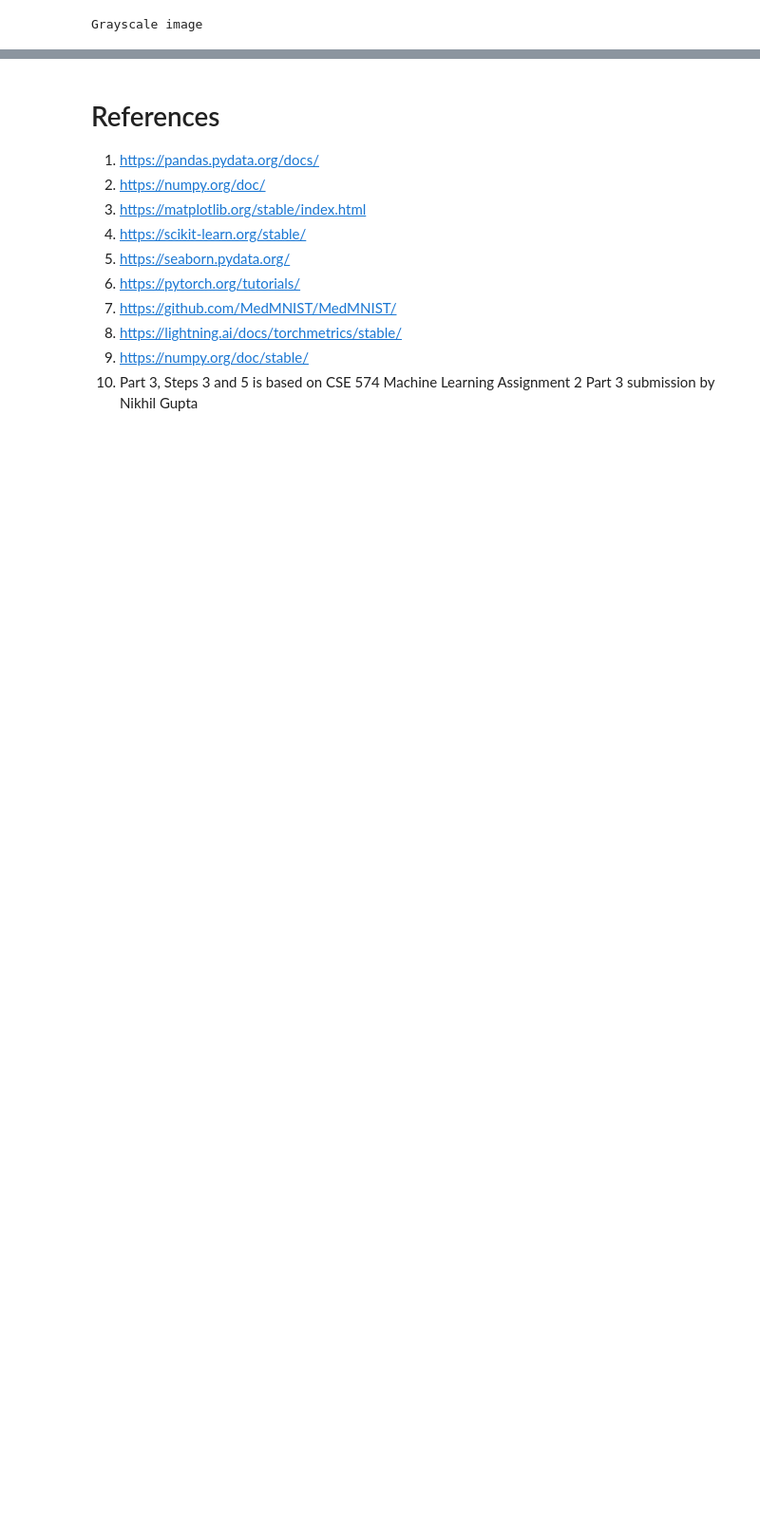
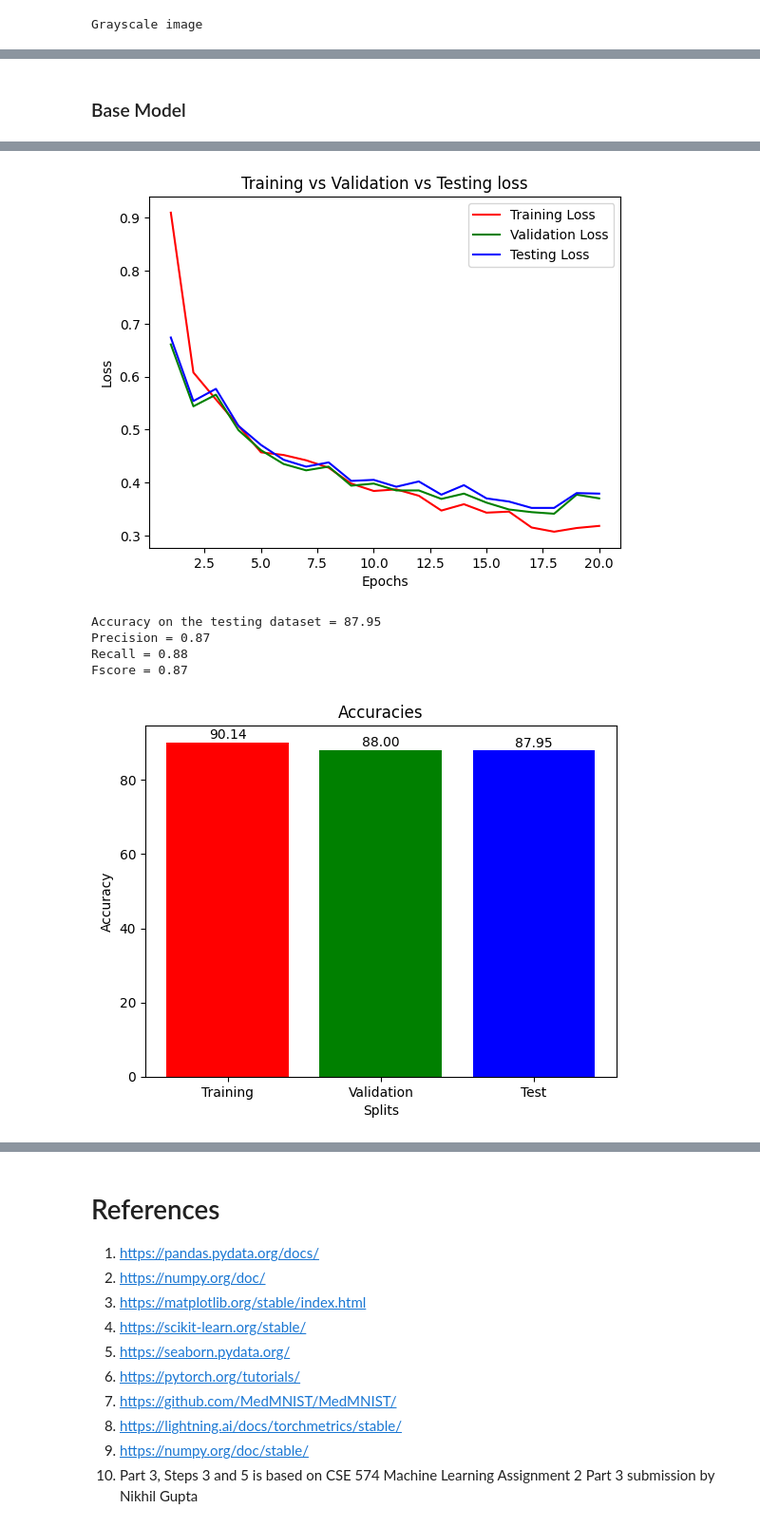
Before and after one commit to UBCSE-ngupta22/CSE676_Assign0, a Jupyter notebook: ngupta22_assignment0_part_3.ipynb, the cells around one changed output, grey strips where cells are left out. Shown at 95% size. Saved outputs shown, nothing was run; the diff lists cells and outputs as text; code cells hidden in the pictures; blank space fills up the shorter version.

```diff
--- a/ngupta22_assignment0_part_3.ipynb
+++ b/ngupta22_assignment0_part_3.ipynb
@@ -97,7 +97,8 @@ choroidal neovascularization choroidal neovascularization normal choroidal neova
 # %%
 class CNN(nn.Module):
-    def __init__(self):
+    def __init__(self, dropoutAdd=False):
         super().__init__()
+        self.dropoutAdd = dropoutAdd
         self.conv1 = nn.Conv2d(1, 16, 5)
         self.pool = nn.MaxPool2d(2, 2)
         self.conv2 = nn.Conv2d(16, 32, 5)
@@ -112,9 +113,11 @@ class CNN(nn.Module):
         x = torch.flatten(x, 1)
         x = F.relu(self.fc1(x))
         # Applying dropout after the first fully connected layer
-        x = self.dropout(x)
+        if self.dropoutAdd:
+            x = self.dropout(x)
         x = F.relu(self.fc2(x))
         # Applying dropout after the second fully connected layer
-        x = self.dropout(x)
+        if self.dropoutAdd:
+            x = self.dropout(x)
         x = self.fc3(x)
         return x
@@ -156,0 +239,16 @@ Estimated Total Size (MB): 4.81
+# %%
+# Losses visualisation
+def LossesPlot(training_loss_plt_arr, validation_loss_plt_arr, testing_loss_plt_arr):
+    lenLoss = len(training_loss_plt_arr) + 1
+    # Plot the loss graph
+    plt.plot(range(1, lenLoss), training_loss_plt_arr,
+             label='Training Loss', color='red')
+    plt.plot(range(1, lenLoss), validation_loss_plt_arr,
+             label='Validation Loss', color='green')
+    plt.plot(range(1, lenLoss), testing_loss_plt_arr,
+             label='Testing Loss', color='blue')
+    plt.xlabel('Epochs')
+    plt.ylabel('Loss')
+    plt.title('Training vs Validation vs Testing loss')
+    plt.legend()
+    plt.show()
@@ -156,0 +330,12 @@ Estimated Total Size (MB): 4.81
+# %% [markdown]
+### Base Model
+# %%
+CNN_M1 = CNN(dropoutAdd=False)
+criterion_M1 = nn.CrossEntropyLoss()
+optimizer_M1 = optim.Adam(CNN_M1.parameters(), lr=0.001)
+training_loss_plt_arr, validation_loss_plt_arr, testing_loss_plt_arr = modelTraining(model=CNN_M1, criterion=criterion_M1,
+                                                                                     optimizer=optimizer_M1, earlyStopping=False)
+LossesPlot(training_loss_plt_arr,
+           validation_loss_plt_arr, testing_loss_plt_arr)
+perfEvaluation(model=CNN_M1)
+# %% [output]
@@ -156,0 +359,6 @@ Estimated Total Size (MB): 4.81
+[figure, added]
+Accuracy on the testing dataset = 87.95
+Precision = 0.87
+Recall = 0.88
+Fscore = 0.87
+[figure, added]
```
Also changed, not shown: parts of 18 cells of this notebook, 4 other files.
